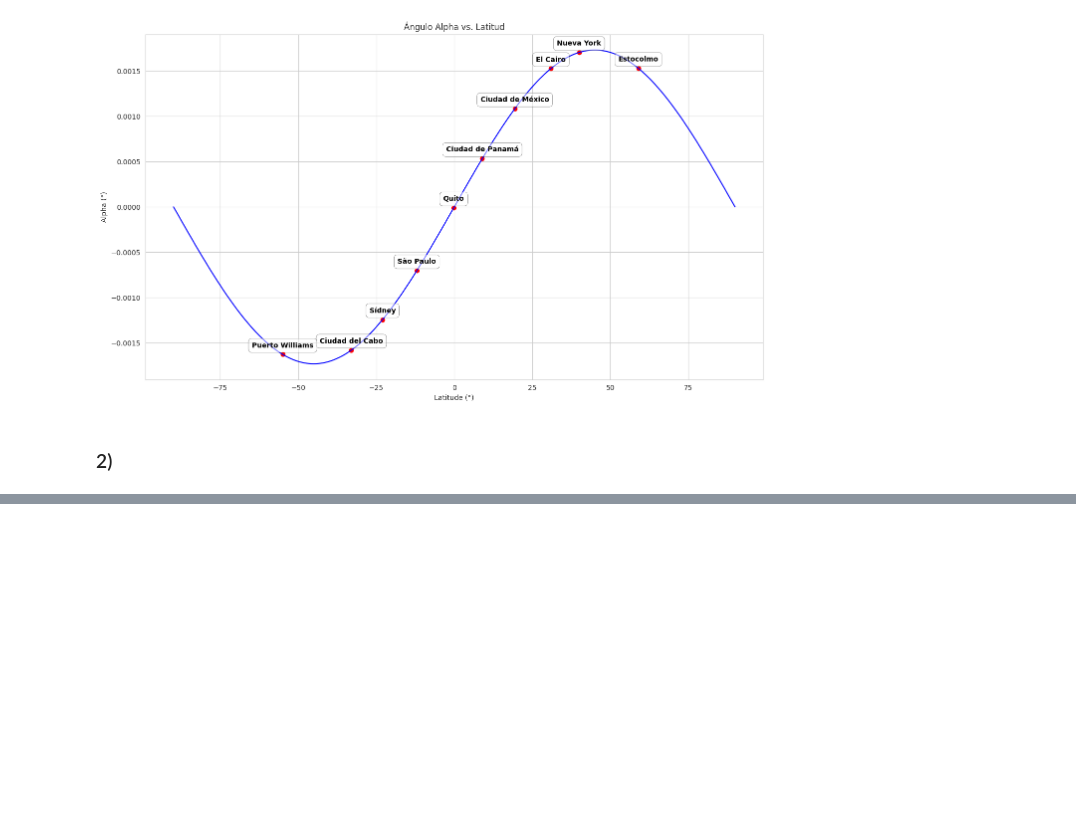
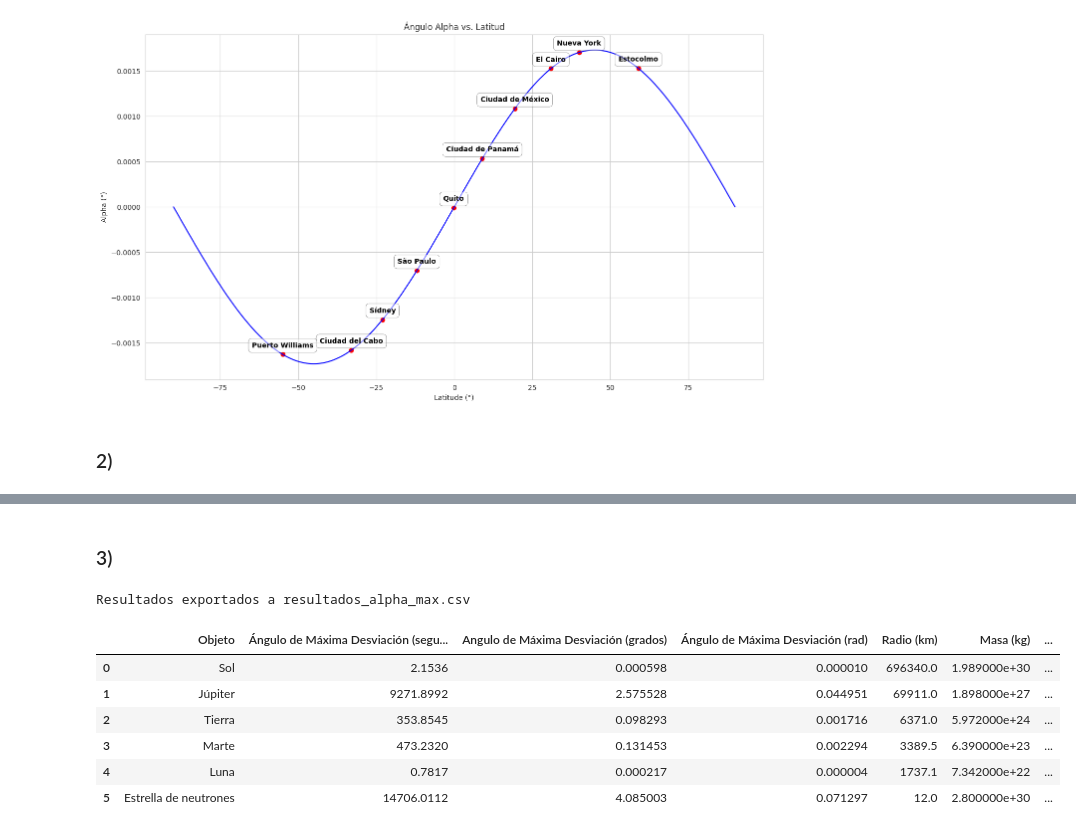
Before and after one commit to JsNcAr/University, a Jupyter notebook: Mechanics/Tarea_1.ipynb, the cells around one changed output, grey strips where cells are left out. Saved outputs shown, nothing was run; the diff lists cells and outputs as text; code cells hidden in the pictures; blank space fills up the shorter version.

```diff
--- a/Mechanics/Tarea_1.ipynb
+++ b/Mechanics/Tarea_1.ipynb
@@ -127,3 +128,53 @@ $$\alpha_{\text{max}} = \frac{\Omega^2 \cdot R}{g} = \frac{(GM/R^2) \cdot R}{g}
 Finalmente, sustituyendo la aceleración debida a la gravedad $g$ por su expresión en términos de $G$ y $M$, que es $g = GM/R^2$, obtenemos:
 
 $$\alpha_{\text{max}} = \frac{GM}{R \cdot g} = \frac{GM}{R \cdot (GM/R^2)} = \frac{\Omega^2 \cdot R^3}{2GM}$$
+# %% [markdown]
+### 3)
+# %%
+
+# Datos aproximados para los objetos
+datos_objetos = [
+    {"nombre": "Sol", "omega": 2 * math.pi / (25.38 * 24 * 3600), "radio": 6.9634e8, "masa": 1.989e30},
+    {"nombre": "Júpiter", "omega": 2 * math.pi / (9.56 * 3600), "radio": 6.9911e7, "masa": 1.898e27},
+    {"nombre": "Tierra", "omega": 2 * math.pi / (24 * 3600), "radio": 6.371e6, "masa": 5.972e24},
+    {"nombre": "Marte", "omega": 2 * math.pi / (24.62 * 3600), "radio": 3.3895e6, "masa": 6.39e23},
+    {"nombre": "Luna", "omega": 2 * math.pi / (27.32 * 24 * 3600), "radio": 1.7371e6, "masa": 7.342e22},
+    {"nombre": "Estrella de neutrones", "omega": 2 * math.pi / 1.6e-3, "radio": 1.2e4, "masa": 2.8e30}
+]
+# %%
+# Función para calcular el ángulo de máxima desviación (alpha_max)
+def calcular_alpha_max(omega, radio, masa):
+    G = 6.67430e-11  # Constante de gravitación universal en m^3/kg/s^2
+    alpha_max = (omega**2 * radio**3) / (2 * G * masa)
+    return alpha_max
+
+def radians_to_arcseconds(radians):
+    arcseconds = radians * 180 * 3600 / math.pi
+    return arcseconds
+# %%
+# Calcular los ángulos de máxima desviación y almacenar los resultados en una lista
+resultados = []
+for objeto in datos_objetos:
+    alpha_max = calcular_alpha_max(objeto["omega"], objeto["radio"], objeto["masa"])
+    alpha_max_arcseconds = radians_to_arcseconds(alpha_max)
+    resultados.append({"Objeto": objeto["nombre"], "Ángulo de Máxima Desviación (segundos de arco)": round(radians_to_arcseconds(alpha_max), 4), "Angulo de Máxima Desviación (grados)": alpha_max_arcseconds / 3600, "Ángulo de Máxima Desviación (rad)":alpha_max, "Radio (km)": objeto["radio"] / 1000, "Masa (kg)": objeto["masa"], "Omega (rad/s)": objeto["omega"]})
+# %%
+# Crear un DataFrame de pandas a partir de la lista de resultados
+df = pd.DataFrame(resultados)
+
+# Exportar los resultados a un archivo CSV
+df.to_csv("resultados_alpha_max.csv", index=False)
+
+print("Resultados exportados a resultados_alpha_max.csv")
+# %% [output]
+Resultados exportados a resultados_alpha_max.csv
+# %%
+df
+# %% [output]
+|  | Objeto | Ángulo de Máxima Desviación (segu... | Angulo de Máxima Desviación (grados) | Ángulo de Máxima Desviación (rad) | Radio (km) | Masa (kg) | ... |
+| 0 | Sol | 2.1536 | 0.000598 | 0.000010 | 696340.0 | 1.989000e+30 | ... |
+| 1 | Júpiter | 9271.8992 | 2.575528 | 0.044951 | 69911.0 | 1.898000e+27 | ... |
+| 2 | Tierra | 353.8545 | 0.098293 | 0.001716 | 6371.0 | 5.972000e+24 | ... |
+| 3 | Marte | 473.2320 | 0.131453 | 0.002294 | 3389.5 | 6.390000e+23 | ... |
+| 4 | Luna | 0.7817 | 0.000217 | 0.000004 | 1737.1 | 7.342000e+22 | ... |
+| 5 | Estrella de neutrones | 14706.0112 | 4.085003 | 0.071297 | 12.0 | 2.800000e+30 | ... |
```
Also changed, not shown: parts of 2 cells of this notebook, 2 other files.
